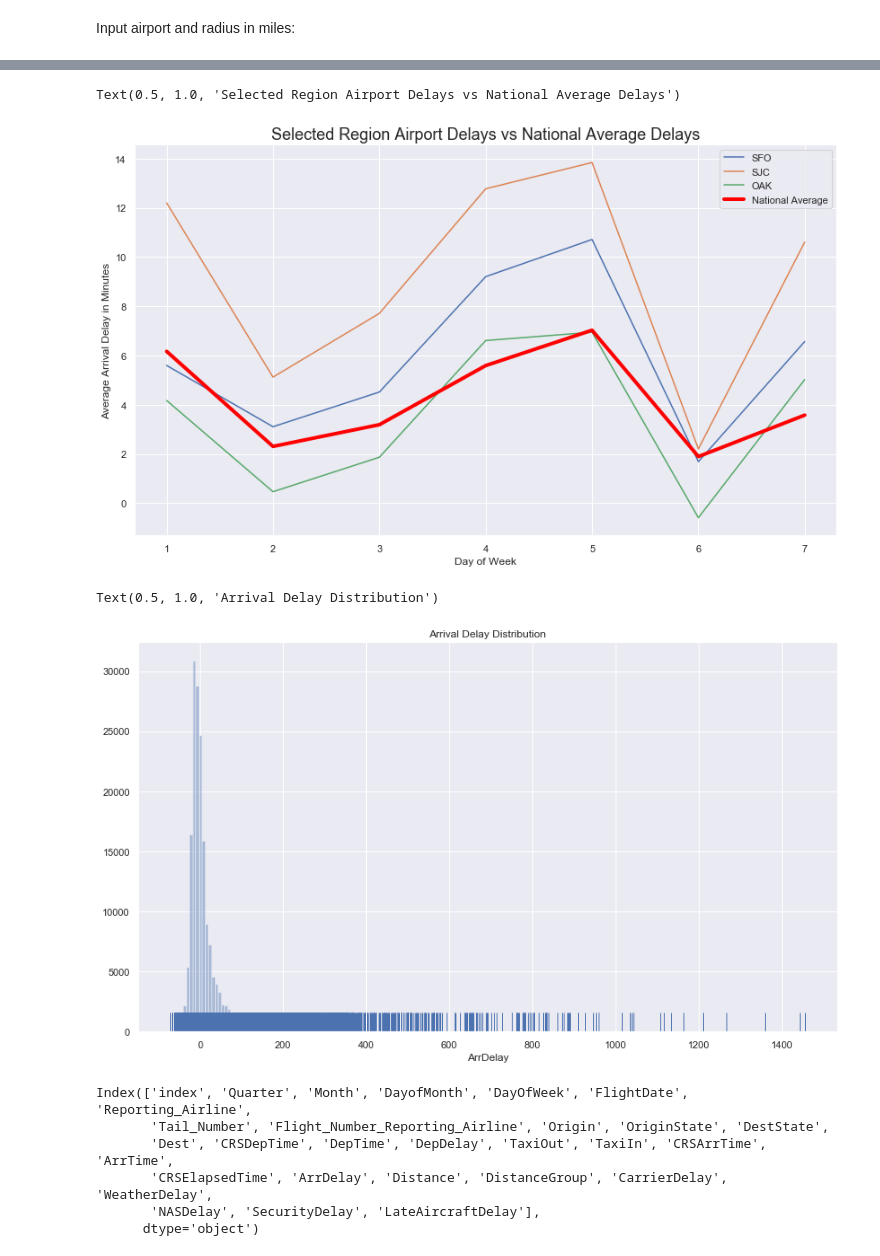
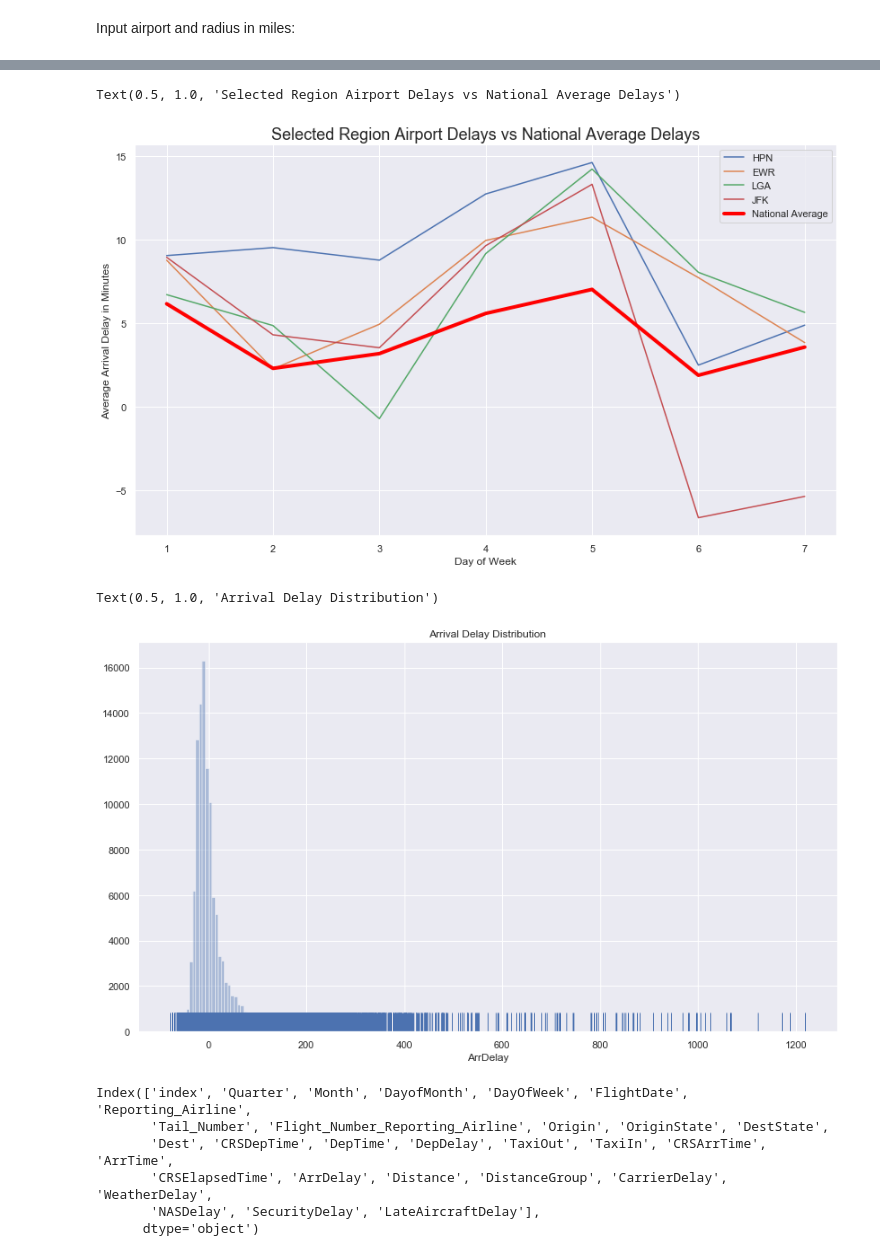
Before and after one commit to dmitriykats1/Springboard, a Jupyter notebook: Capstone1/EDA.ipynb, the cells around one changed output, grey strips where cells are left out. Cells and saved outputs as stored; diff of their text form; code cells hidden in the pictures.

```diff
--- a/Capstone1/EDA.ipynb
+++ b/Capstone1/EDA.ipynb
@@ -385,7 +397,7 @@ def region_airports(airport, miles):
 Input airport and radius in miles:
 # %%
 #returns a new dataframe with only the Origin airports that are within the specified radius
-regional_airports = set(region_airports('SFO', 50))
+regional_airports = set(region_airports('JFK', 30))
 all_airports = set(df.Origin)
 matching_local_airports = list(regional_airports.intersection(all_airports))
 #"local" DataFrame only has origin airports
@@ -429,17 +442,17 @@ plt.xlabel('Day of Week')
 plt.title('Selected Region Airport Delays vs National Average Delays', fontsize=18)
 # %% [output]
 Text(0.5, 1.0, 'Selected Region Airport Delays vs National Average Delays')
-[figure, old version]
+[figure, new version]
 # %%
-SFO = local[local.Origin == 'SFO']
-OAK = local[local.Origin == 'OAK']
-SJC = local[local.Origin == 'SJC']
+JFK = local[local.Origin == 'JFK']
+EWR = local[local.Origin == 'EWR']
+LGA = local[local.Origin == 'LGA']
 # %%
-sns.distplot(SFO.ArrDelay, bins=200, kde=False, rug=True)
+sns.distplot(EWR.ArrDelay, bins=200, kde=False, rug=True)
 plt.title('Arrival Delay Distribution')
 # %% [output]
 Text(0.5, 1.0, 'Arrival Delay Distribution')
-[figure, old version]
+[figure, new version]
 # %%
 df.columns
 # %% [output]
```
Also changed, not shown: parts of 35 cells of this notebook.
